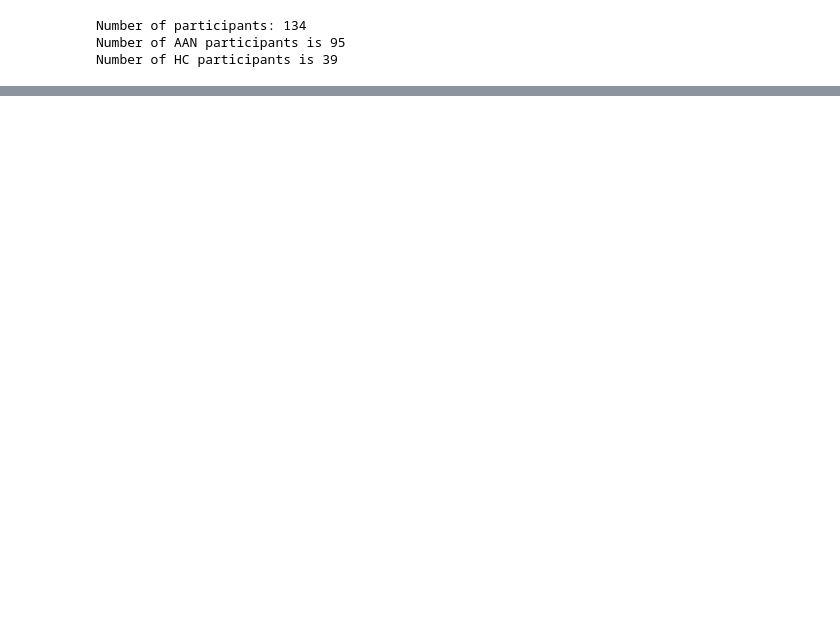
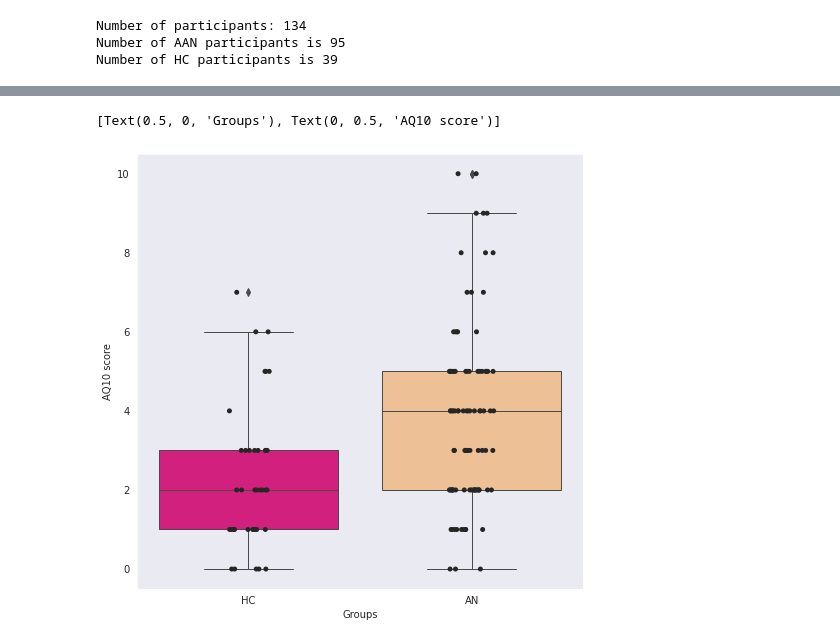
Before and after one commit to WMDA/BB_data, a Jupyter notebook: presentations/meeting.ipynb, the cells around one changed output, grey strips where cells are left out. Cells and saved outputs as stored; diff of their text form; code cells hidden in the pictures; blank space fills up the shorter version.

```diff
--- a/presentations/meeting.ipynb
+++ b/presentations/meeting.ipynb
@@ -90,0 +93,8 @@ ax[0].set(xlabel='Groups', ylabel='global_score')
+# %%
+fig,ax = plt.subplots(1,1, figsize=(8,8))
+sns.boxplot(x='group', y='overall_score', data=aq_df, linewidth=1, palette='Accent_r')
+sns.stripplot(x="group", y="overall_score", data=aq_df, color=".15")
+ax.set(xlabel='Groups', ylabel='AQ10 score')
+# %% [output]
+[Text(0.5, 0, 'Groups'), Text(0, 0.5, 'AQ10 score')]
+[figure, added]
```
Also changed, not shown: parts of 7 cells of this notebook, 4 other files.
